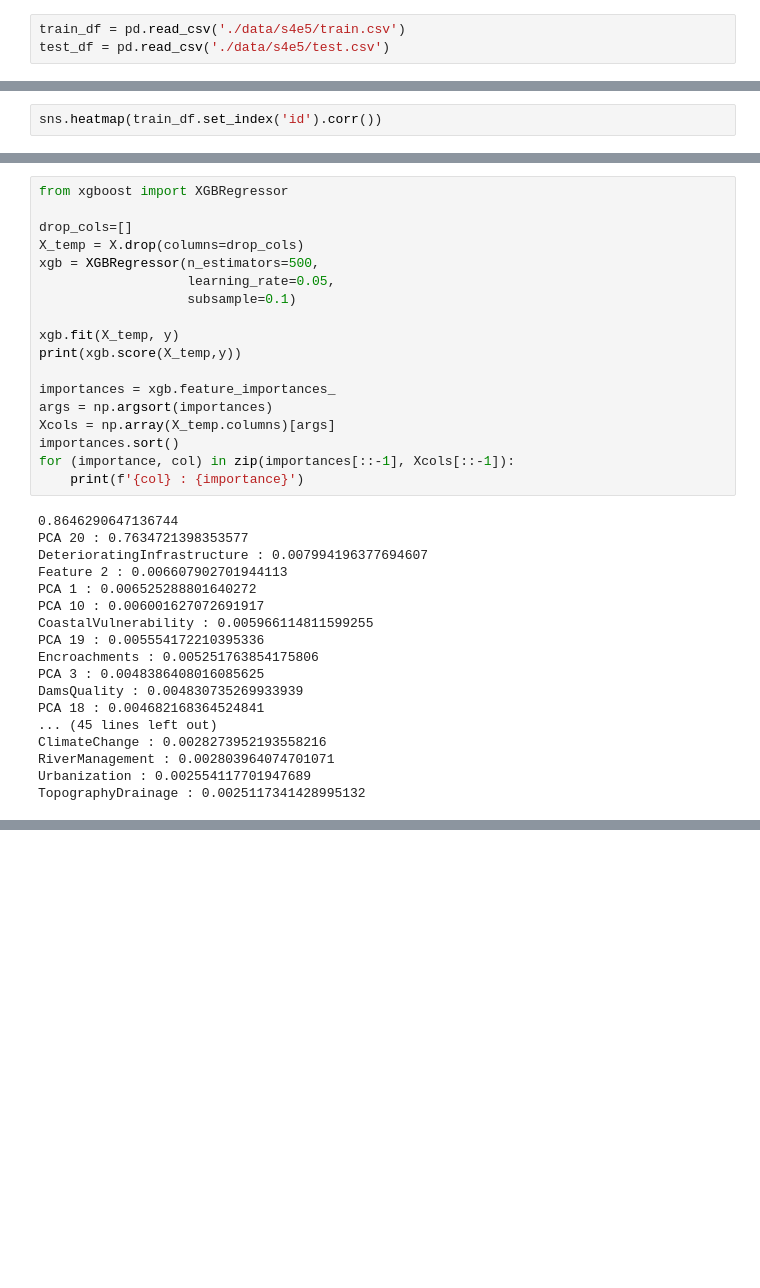
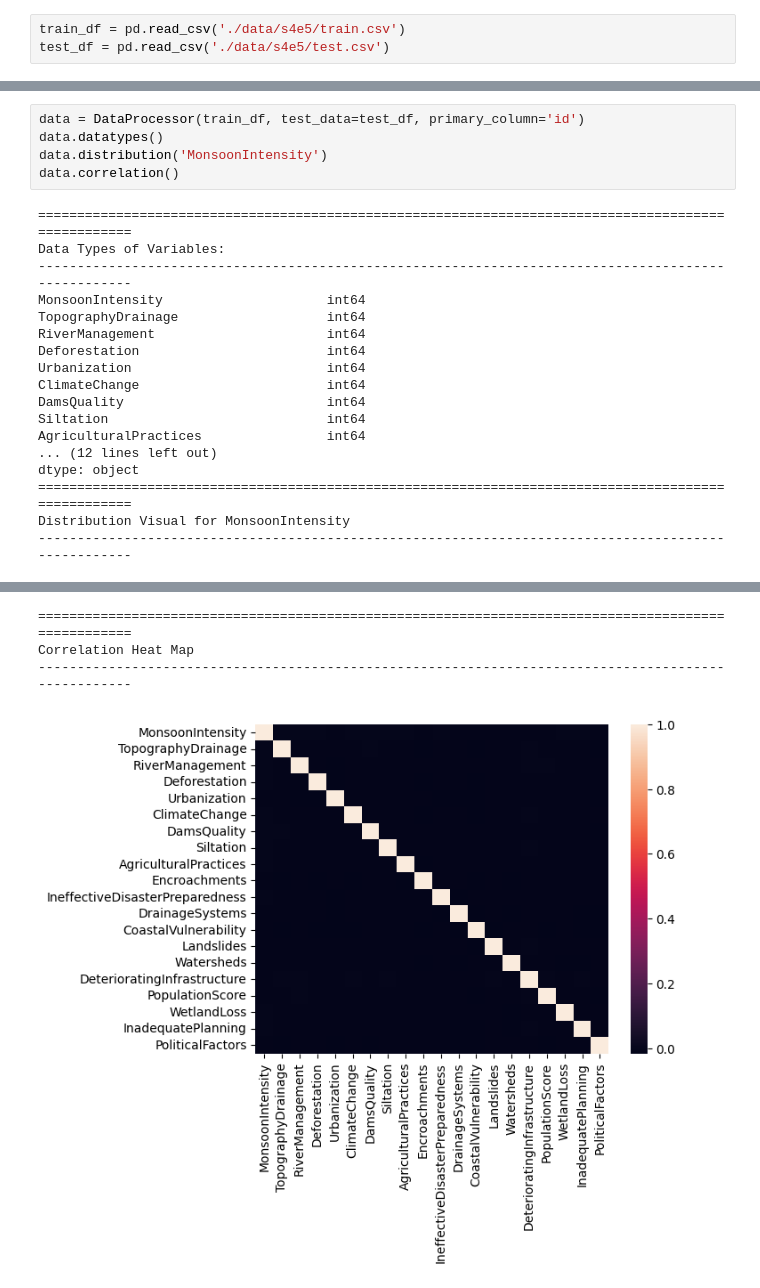
Before and after one commit to TylerFeemster/Tabular-Pipeline, a Jupyter notebook: presentation.ipynb, the cells around one changed output, grey strips where cells are left out. Drawn from its saved outputs; the diff is of its cells as text; blank space fills up the shorter version.

```diff
--- a/presentation.ipynb
+++ b/presentation.ipynb
@@ -34,2 +9,0 @@ Distribution Visual for MonsoonIntensity
-# %%
-sns.heatmap(train_df.set_index('id').corr())
@@ -145,36 +10,23 @@ for iter in range(iters):
-# %%
-from xgboost import XGBRegressor
-
-drop_cols=[]
-X_temp = X.drop(columns=drop_cols)
-xgb = XGBRegressor(n_estimators=500,
-                   learning_rate=0.05,
-                   subsample=0.1)
-
-xgb.fit(X_temp, y)
-print(xgb.score(X_temp,y))
-
-importances = xgb.feature_importances_
-args = np.argsort(importances)
-Xcols = np.array(X_temp.columns)[args]
-importances.sort()
-for (importance, col) in zip(importances[::-1], Xcols[::-1]):
-    print(f'{col} : {importance}')
-# %% [output]
-0.8646290647136744
-PCA 20 : 0.7634721398353577
-DeterioratingInfrastructure : 0.007994196377694607
-Feature 2 : 0.006607902701944113
-PCA 1 : 0.006525288801640272
-PCA 10 : 0.006001627072691917
-CoastalVulnerability : 0.005966114811599255
-PCA 19 : 0.005554172210395336
-Encroachments : 0.005251763854175806
-PCA 3 : 0.0048386408016085625
-DamsQuality : 0.004830735269933939
-PCA 18 : 0.004682168364524841
-... (45 lines left out)
-ClimateChange : 0.0028273952193558216
-RiverManagement : 0.002803964074701071
-Urbanization : 0.002554117701947689
-TopographyDrainage : 0.0025117341428995132
+# %%
+data = DataProcessor(train_df, test_data=test_df, primary_column='id')
+data.datatypes()
+data.distribution('MonsoonIntensity')
+data.correlation()
+# %% [output]
+====================================================================================================
+Data Types of Variables:
+----------------------------------------------------------------------------------------------------
+MonsoonIntensity                     int64
+TopographyDrainage                   int64
+RiverManagement                      int64
+Deforestation                        int64
+Urbanization                         int64
+ClimateChange                        int64
+DamsQuality                          int64
+Siltation                            int64
+AgriculturalPractices                int64
+... (12 lines left out)
+dtype: object
+====================================================================================================
+Distribution Visual for MonsoonIntensity
+----------------------------------------------------------------------------------------------------
@@ -180,0 +34,4 @@ TopographyDrainage : 0.0025117341428995132
+====================================================================================================
+Correlation Heat Map
+----------------------------------------------------------------------------------------------------
+[figure, added]
```
Also changed, not shown: parts of 9 cells of this notebook, 6 other files.
